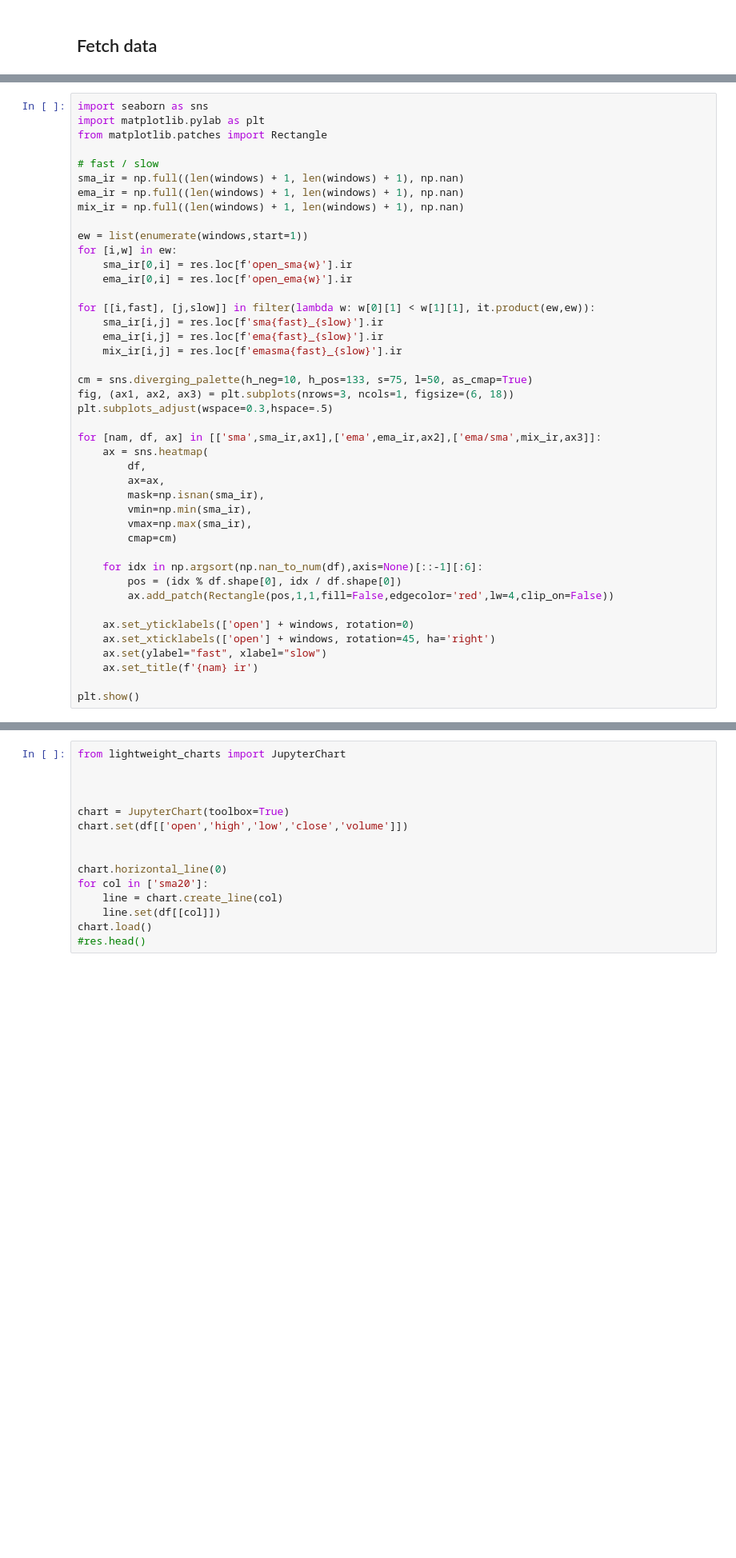
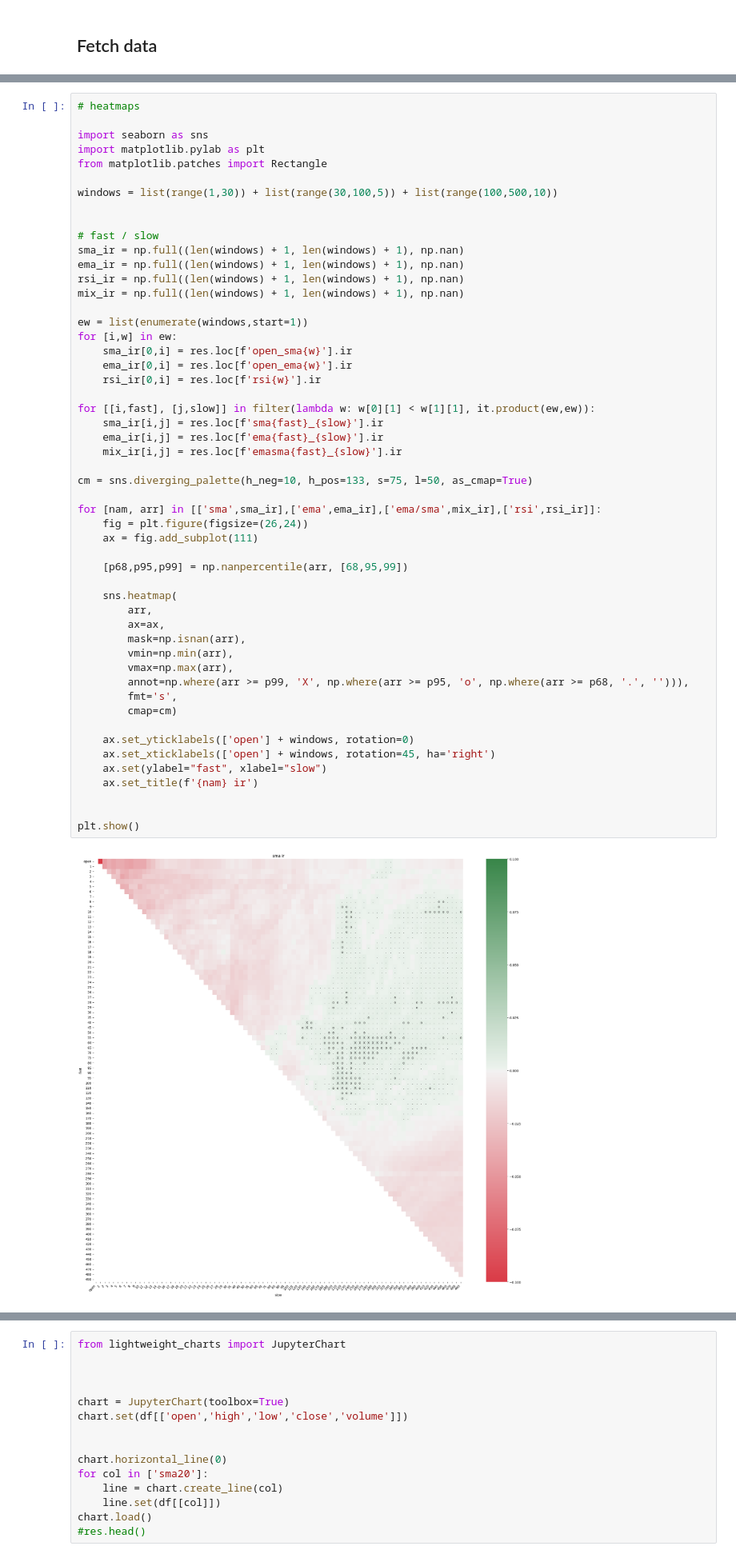
Before and after one commit to flanfly/studies, a Jupyter notebook: momentum.ipynb, the cells around one changed output, grey strips where cells are left out. Shown at 80% size. Cells and saved outputs as stored; diff of their text form; blank space fills up the shorter version.

```diff
--- a/momentum.ipynb
+++ b/momentum.ipynb
@@ -139,43 +189,54 @@ res.head()
 # %%
+# heatmaps
+
 import seaborn as sns
 import matplotlib.pylab as plt
 from matplotlib.patches import Rectangle
 
+windows = list(range(1,30)) + list(range(30,100,5)) + list(range(100,500,10))
+
+
 # fast / slow
 sma_ir = np.full((len(windows) + 1, len(windows) + 1), np.nan)
 ema_ir = np.full((len(windows) + 1, len(windows) + 1), np.nan)
+rsi_ir = np.full((len(windows) + 1, len(windows) + 1), np.nan)
 mix_ir = np.full((len(windows) + 1, len(windows) + 1), np.nan)
 
 ew = list(enumerate(windows,start=1))
 for [i,w] in ew:
     sma_ir[0,i] = res.loc[f'open_sma{w}'].ir
     ema_ir[0,i] = res.loc[f'open_ema{w}'].ir
+    rsi_ir[0,i] = res.loc[f'rsi{w}'].ir
 
 for [[i,fast], [j,slow]] in filter(lambda w: w[0][1] < w[1][1], it.product(ew,ew)):
     sma_ir[i,j] = res.loc[f'sma{fast}_{slow}'].ir
     ema_ir[i,j] = res.loc[f'ema{fast}_{slow}'].ir
     mix_ir[i,j] = res.loc[f'emasma{fast}_{slow}'].ir
 
 cm = sns.diverging_palette(h_neg=10, h_pos=133, s=75, l=50, as_cmap=True)
-fig, (ax1, ax2, ax3) = plt.subplots(nrows=3, ncols=1, figsize=(6, 18))
-plt.subplots_adjust(wspace=0.3,hspace=.5)
 
-for [nam, df, ax] in [['sma',sma_ir,ax1],['ema',ema_ir,ax2],['ema/sma',mix_ir,ax3]]:
-    ax = sns.heatmap(
-        df,
+for [nam, arr] in [['sma',sma_ir],['ema',ema_ir],['ema/sma',mix_ir],['rsi',rsi_ir]]:
+    fig = plt.figure(figsize=(26,24))
+    ax = fig.add_subplot(111)
+
+    [p68,p95,p99] = np.nanpercentile(arr, [68,95,99])
+
+    sns.heatmap(
+        arr,
         ax=ax,
-        mask=np.isnan(sma_ir),
-        vmin=np.min(sma_ir),
-        vmax=np.max(sma_ir),
+        mask=np.isnan(arr),
+        vmin=np.min(arr),
+        vmax=np.max(arr),
+        annot=np.where(arr >= p99, 'X', np.where(arr >= p95, 'o', np.where(arr >= p68, '.', ''))),
+        fmt='s',
         cmap=cm)
-
-    for idx in np.argsort(np.nan_to_num(df),axis=None)[::-1][:6]:
-        pos = (idx % df.shape[0], idx / df.shape[0])
-        ax.add_patch(Rectangle(pos,1,1,fill=False,edgecolor='red',lw=4,clip_on=False))
 
     ax.set_yticklabels(['open'] + windows, rotation=0)
     ax.set_xticklabels(['open'] + windows, rotation=45, ha='right')
     ax.set(ylabel="fast", xlabel="slow")
     ax.set_title(f'{nam} ir')
 
+
 plt.show()
+# %% [output]
+[figure, added]
```
Also changed, not shown: parts of 11 cells of this notebook, 2 other files.
